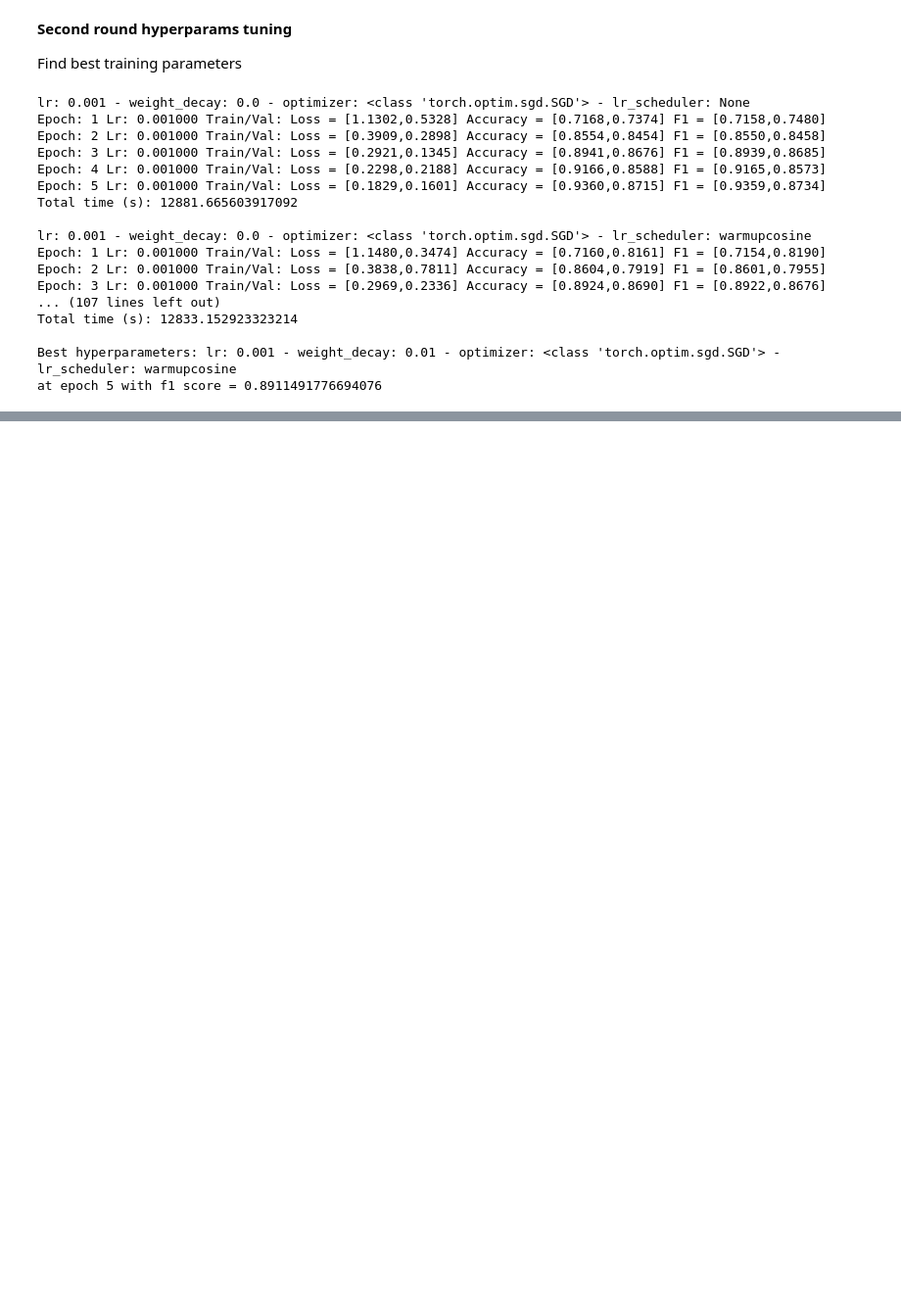
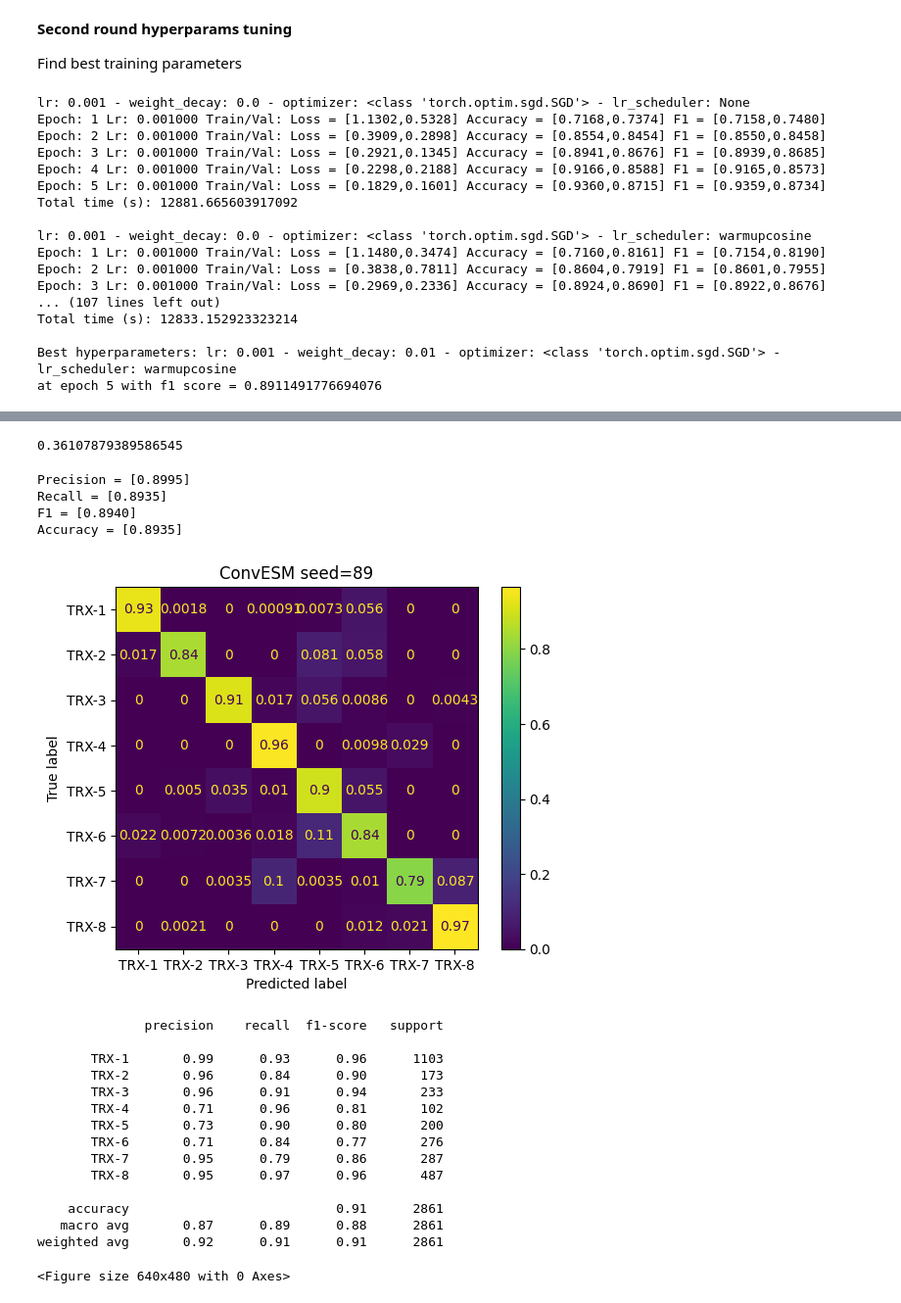
Before and after one commit to Mancio98/SPIN, a Jupyter notebook: notebooks/testing_TRX.ipynb, the cells around one changed output, grey strips where cells are left out. Shown at 98% size. Drawn from its saved outputs; the diff is of its cells as text; code cells hidden in the pictures; blank space fills up the shorter version.

```diff
--- a/notebooks/testing_TRX.ipynb
+++ b/notebooks/testing_TRX.ipynb
@@ -1136,0 +1645,49 @@ display_aggregate_metrics(report_metrics['test'])
+# %%
+fix_random(best_seed)
+
+model = ConvESM(best_overall_params)
+model = load_ckpt(model, best_model_path)
+
+conv_test_metrics = EvalMetrics(len(classes), class2weights)
+model.to(device)
+evaluate(
+    model, model_criterion, conv_test_metrics, test_loader, verbose=1
+    )
+# %% [output]
+0.36107879389586545
+# %%
+precision = precision_score(conv_test_metrics.y_true, conv_test_metrics.y_pred, average='macro', sample_weight=compute_sample_weight(class2weights, conv_test_metrics.y_true))
+
+recall = recall_score(conv_test_metrics.y_true, conv_test_metrics.y_pred, average='macro', sample_weight=compute_sample_weight(class2weights, conv_test_metrics.y_true))
+
+print(
+    f'Precision = [{precision :.4f}]\n'
+    f'Recall = [{recall :.4f}] \n'
+    f'F1 = [{report_metrics['test'][best_seed]["f1_score"] :.4f}] \n'
+    f'Accuracy = [{report_metrics['test'][best_seed]["accuracy"] :.4f}]'
+    )
+# %% [output]
+Precision = [0.8995]
+Recall = [0.8935]
+F1 = [0.8940]
+Accuracy = [0.8935]
+# %%
+plot_cm(conv_test_metrics.y_true, conv_test_metrics.y_pred, f"{model.__class__.__name__} seed={best_seed}", classes)
+print(classification_report(conv_test_metrics.y_true, conv_test_metrics.y_pred, target_names=classes, zero_division=1.0))
+# %% [output]
+[figure, added]
+              precision    recall  f1-score   support
+
+       TRX-1       0.99      0.93      0.96      1103
+       TRX-2       0.96      0.84      0.90       173
+       TRX-3       0.96      0.91      0.94       233
+       TRX-4       0.71      0.96      0.81       102
+       TRX-5       0.73      0.90      0.80       200
+       TRX-6       0.71      0.84      0.77       276
+       TRX-7       0.95      0.79      0.86       287
+       TRX-8       0.95      0.97      0.96       487
+
+    accuracy                           0.91      2861
+   macro avg       0.87      0.89      0.88      2861
+weighted avg       0.92      0.91      0.91      2861
+<Figure size 640x480 with 0 Axes>
```
Also changed, not shown: parts of 115 cells of this notebook, 19 other files.
